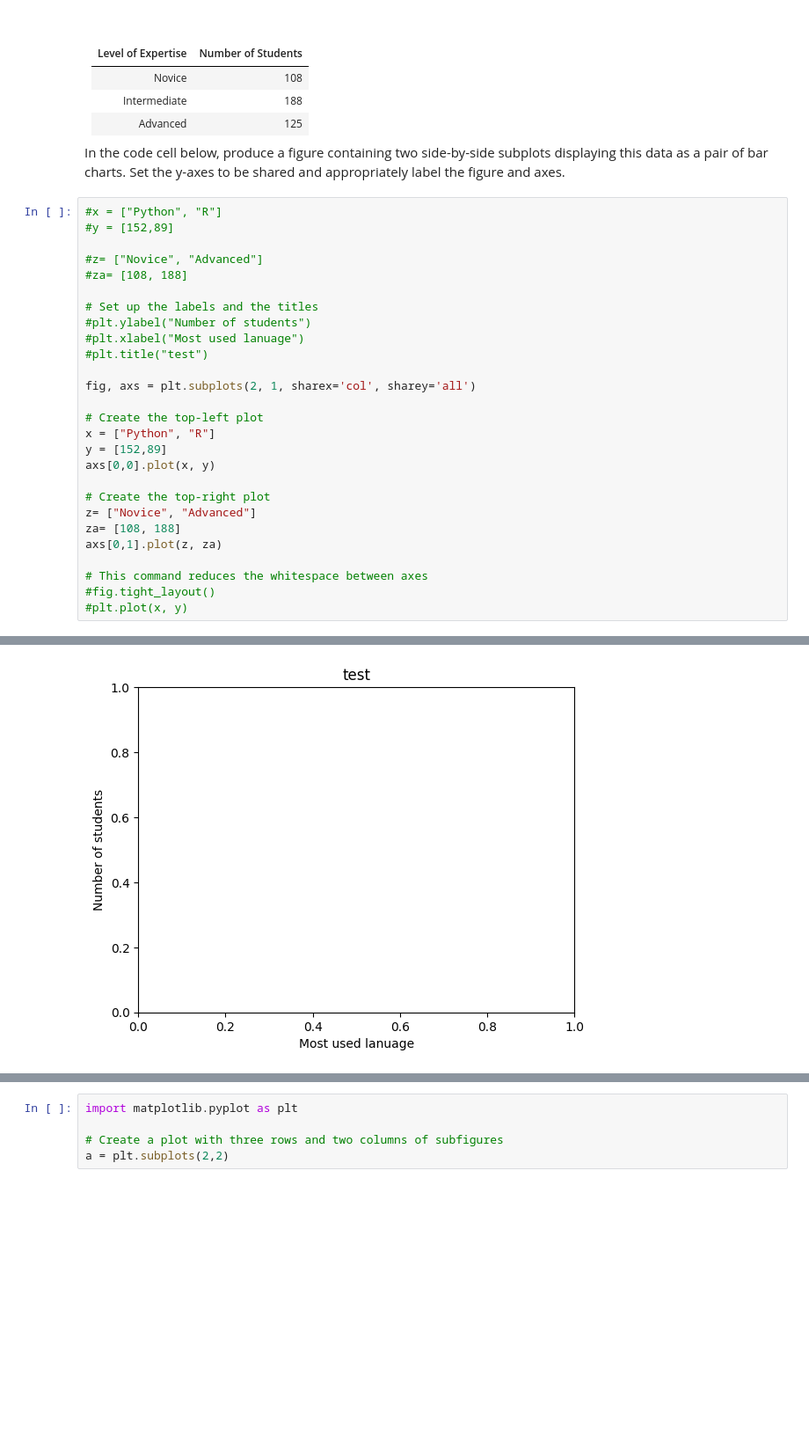
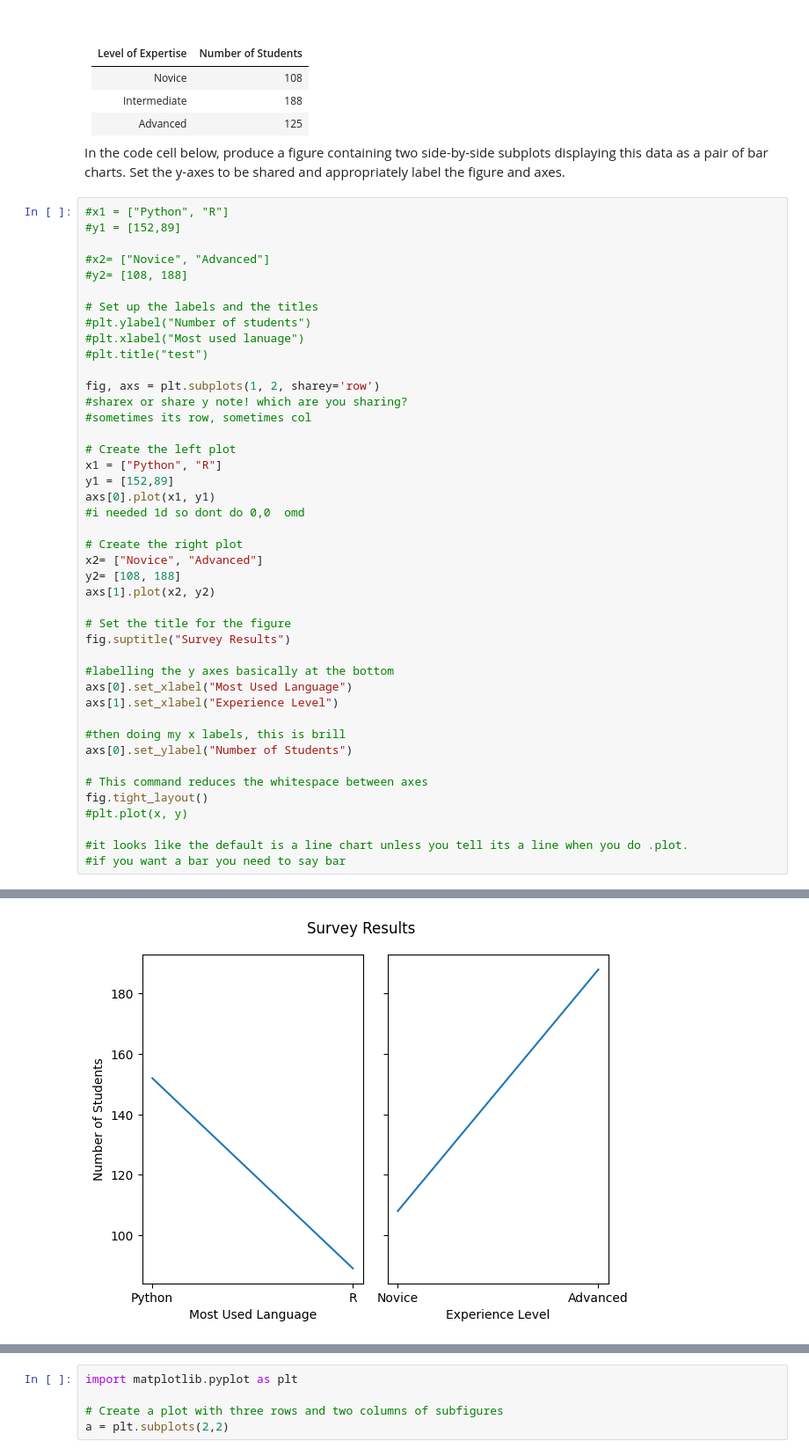
Before and after one commit to Lisa419STAR/RCDS-plotting-in-python-with-matplotlib, a Jupyter notebook: 06 - Multiple Plots.ipynb, the cells around one changed output, grey strips where cells are left out. Shown at 88% size. Saved outputs shown, nothing was run; the diff lists cells and outputs as text; blank space fills up the shorter version.

```diff
--- a/06 - Multiple Plots.ipynb
+++ b/06 - Multiple Plots.ipynb
@@ -161,30 +161,46 @@ A survey of postgraduate students has been carried out at Imperial. The students
 
 In the code cell below, produce a figure containing two side-by-side subplots displaying this data as a pair of bar charts. Set the y-axes to be shared and appropriately label the figure and axes.
 # %%
-#x = ["Python", "R"]
-#y = [152,89]
+#x1 = ["Python", "R"]
+#y1 = [152,89]
 
-#z= ["Novice", "Advanced"]
-#za= [108, 188]
+#x2= ["Novice", "Advanced"]
+#y2= [108, 188]
 
 # Set up the labels and the titles
 #plt.ylabel("Number of students")
 #plt.xlabel("Most used lanuage")
 #plt.title("test")
 
-fig, axs = plt.subplots(2, 1, sharex='col', sharey='all')
+fig, axs = plt.subplots(1, 2, sharey='row')
+#sharex or share y note! which are you sharing?
+#sometimes its row, sometimes col
 
-# Create the top-left plot
-x = ["Python", "R"]
-y = [152,89]
-axs[0,0].plot(x, y)
+# Create the left plot
+x1 = ["Python", "R"]
+y1 = [152,89]
+axs[0].plot(x1, y1)
+#i needed 1d so dont do 0,0  omd
 
-# Create the top-right plot
-z= ["Novice", "Advanced"]
-za= [108, 188]
-axs[0,1].plot(z, za)
+# Create the right plot
+x2= ["Novice", "Advanced"]
+y2= [108, 188]
+axs[1].plot(x2, y2)
+
+# Set the title for the figure
+fig.suptitle("Survey Results")
+
+#labelling the y axes basically at the bottom
+axs[0].set_xlabel("Most Used Language")
+axs[1].set_xlabel("Experience Level")
+
+#then doing my x labels, this is brill
+axs[0].set_ylabel("Number of Students")
 
 # This command reduces the whitespace between axes
-#fig.tight_layout()
+fig.tight_layout()
 #plt.plot(x, y)
+
+#it looks like the default is a line chart unless you tell its a line when you do .plot.
+#if you want a bar you need to say bar
 # %% [output]
@@ -192 +207 @@ IndexError: too many indices for array: array is 1-dimensional, but 2 were index
-[figure, old version]
+[figure, new version]
```
Also changed, not shown: parts of 3 cells of this notebook, 1 other file.
